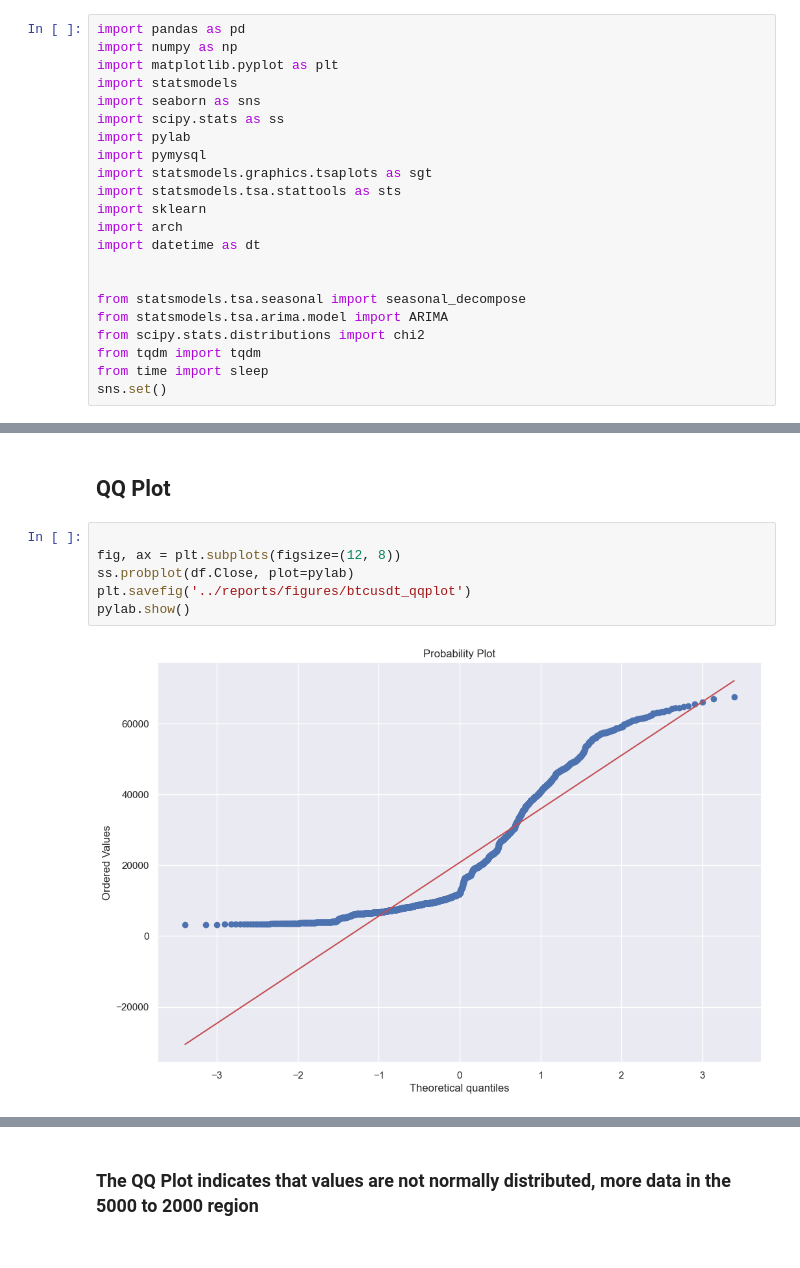
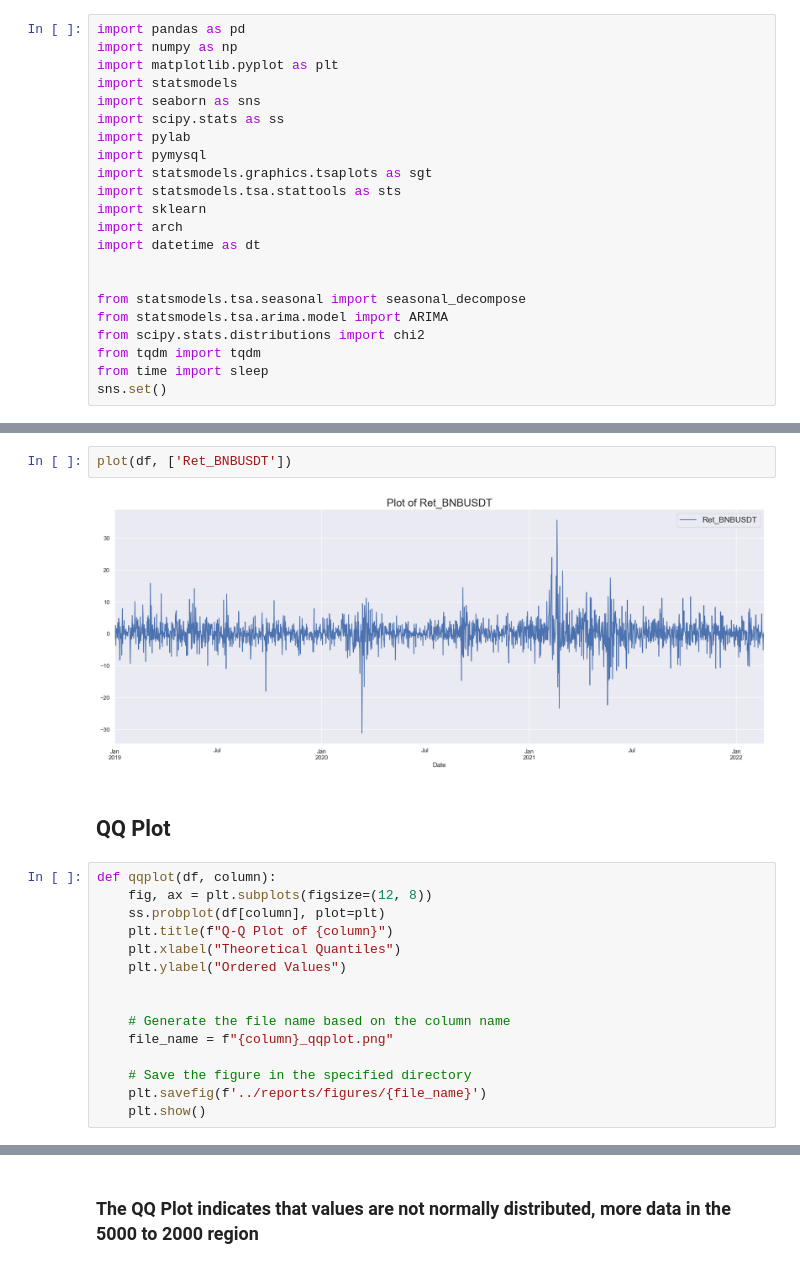
Before and after one commit to kings-data-quest/Crypto_time_series_analysis, a Jupyter notebook: notebooks/2.0-prof-initial_data_exploration.ipynb, the cells around one changed output, grey strips where cells are left out. Saved outputs shown, nothing was run; the diff lists cells and outputs as text.

```diff
--- a/notebooks/2.0-prof-initial_data_exploration.ipynb
+++ b/notebooks/2.0-prof-initial_data_exploration.ipynb
@@ -75,10 +107,21 @@ plt.show()
+# %%
+plot(df, ['Ret_BNBUSDT'])
+# %% [output]
+[figure, added]
 # %% [markdown]
 ## QQ Plot
-# %%
-
-fig, ax = plt.subplots(figsize=(12, 8))
-ss.probplot(df.Close, plot=pylab)
-plt.savefig('../reports/figures/btcusdt_qqplot')
-pylab.show()
-# %% [output]
-[figure, removed]
+# %%
+def qqplot(df, column):
+    fig, ax = plt.subplots(figsize=(12, 8))
+    ss.probplot(df[column], plot=plt)
+    plt.title(f"Q-Q Plot of {column}")
+    plt.xlabel("Theoretical Quantiles")
+    plt.ylabel("Ordered Values")
+
+
+    # Generate the file name based on the column name
+    file_name = f"{column}_qqplot.png"
+
+    # Save the figure in the specified directory
+    plt.savefig(f'../reports/figures/{file_name}')
+    plt.show()
```
Also changed, not shown: parts of 18 cells of this notebook, 13 other files.
